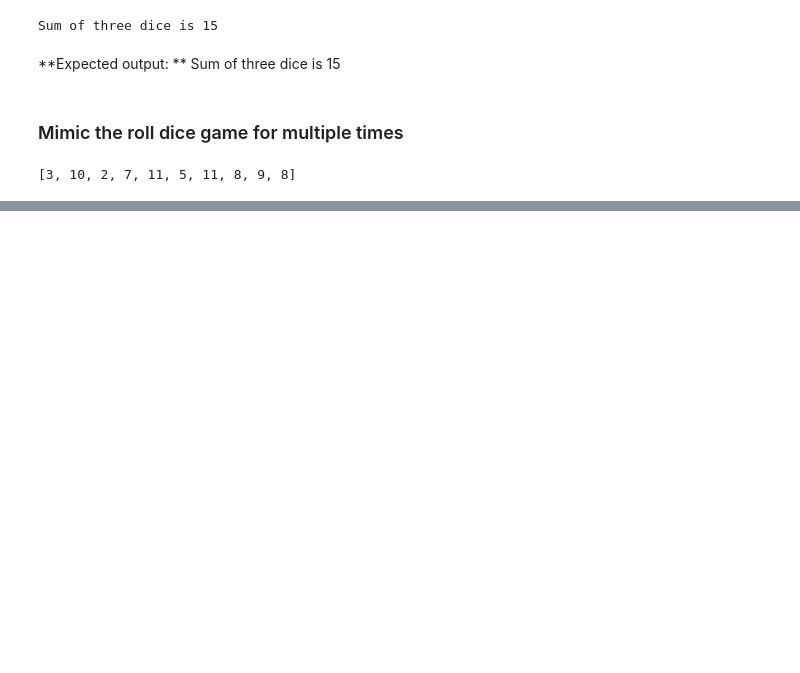
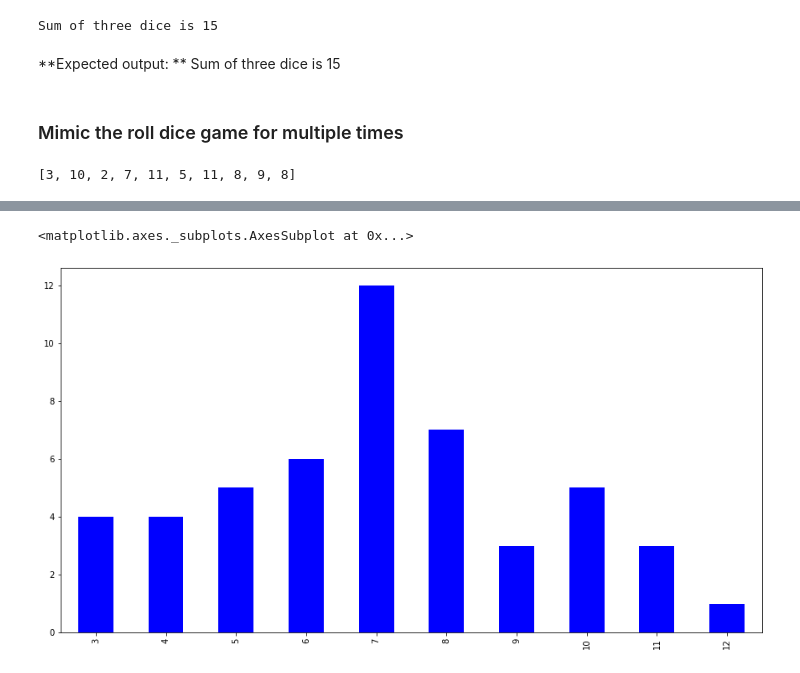
Before and after one commit to gmineo/Coursera-Financial_Analysis, a Jupyter notebook: Week 2 Coursera Stock.ipynb, the cells around one changed output, grey strips where cells are left out. Saved outputs shown, nothing was run; the diff lists cells and outputs as text; code cells hidden in the pictures; blank space fills up the shorter version.

```diff
--- a/Week 2 Coursera Stock.ipynb
+++ b/Week 2 Coursera Stock.ipynb
@@ -43,0 +51,12 @@ print(result[:10])
+# %%
+# To recall, this is the code to mimic the roll dice game for 50 times
+
+die = pd.DataFrame([1, 2, 3, 4, 5, 6])
+trial = 50
+results = [die.sample(2, replace=True).sum().loc[0] for i in range(trial)]
+# %%
+# This is the code for summarizing the results of sum of faces by frequency
+
+freq = pd.DataFrame(results)[0].value_counts()
+sort_freq = freq.sort_index()
+print(sort_freq)
@@ -43,0 +75,7 @@ print(result[:10])
+# %%
+#plot the bar chart base on the result
+
+sort_freq.plot(kind='bar', color='blue', figsize=(15, 8))
+# %% [output]
+<matplotlib.axes._subplots.AxesSubplot at 0x...>
+[figure, added]
```
Also changed, not shown: parts of 21 cells of this notebook.
